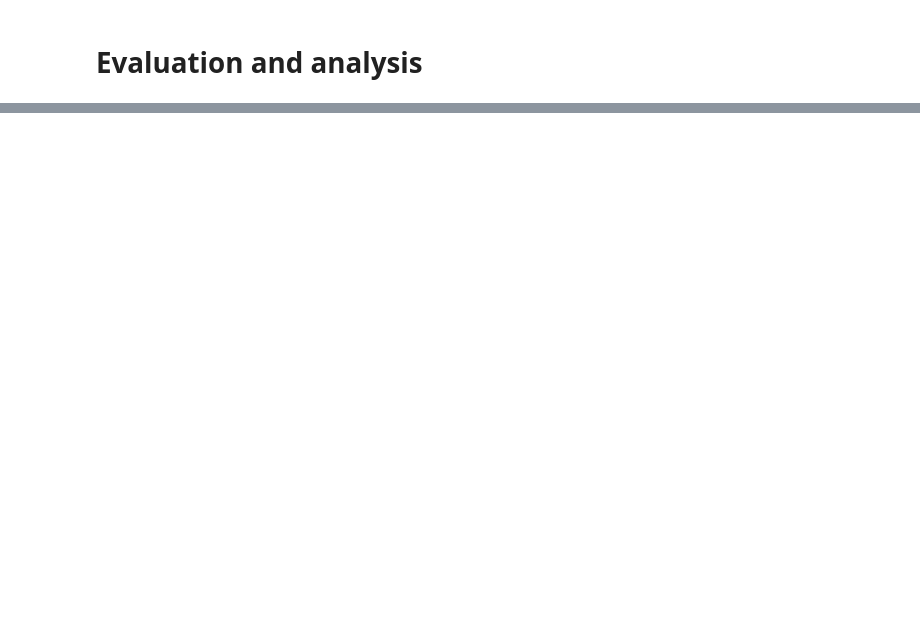
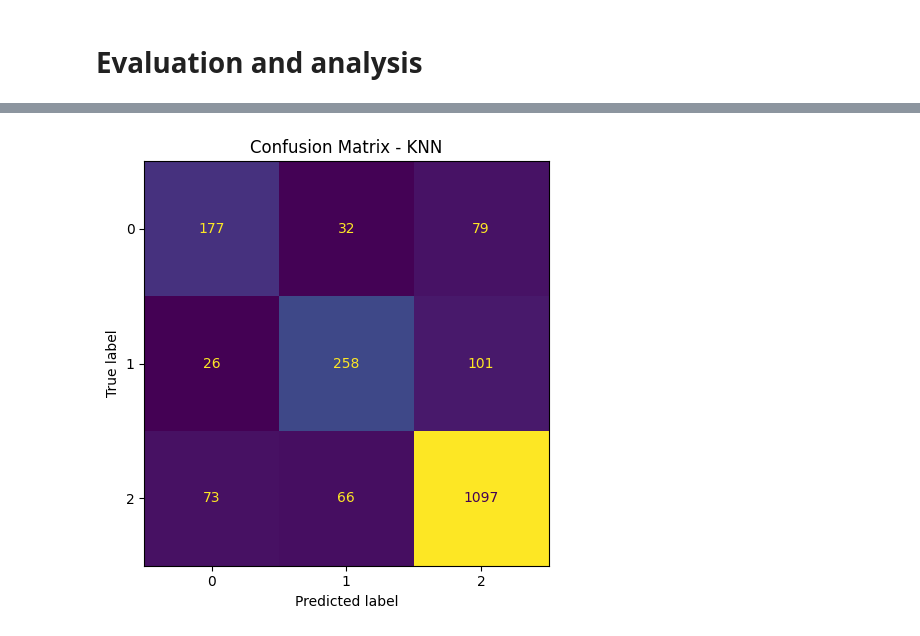
Before and after one commit to iamlaboniraz/Tweet-sentiment-classification-NLP-, a Jupyter notebook: main_analysis.ipynb, the cells around one changed output, grey strips where cells are left out. Saved outputs shown, nothing was run; the diff lists cells and outputs as text; code cells hidden in the pictures; blank space fills up the shorter version.

Commit message:
confusion metrix

```diff
--- a/main_analysis.ipynb
+++ b/main_analysis.ipynb
@@ -426,0 +489,13 @@ weighted avg       0.80      0.80      0.80      1909
+# %%
+# Compute the confusion matrix
+cm = confusion_matrix(y_val, predictions[best_model_name], labels=[0,1,2])
+
+# Display it
+disp = ConfusionMatrixDisplay(confusion_matrix=cm)
+fig, ax = plt.subplots(figsize=(6, 5))
+disp.plot(ax=ax, colorbar=False)
+ax.set_title("Confusion Matrix - KNN")
+plt.tight_layout()
+plt.show()
+# %% [output]
+[figure, added]
```
Also changed, not shown: parts of 7 cells of this notebook.
